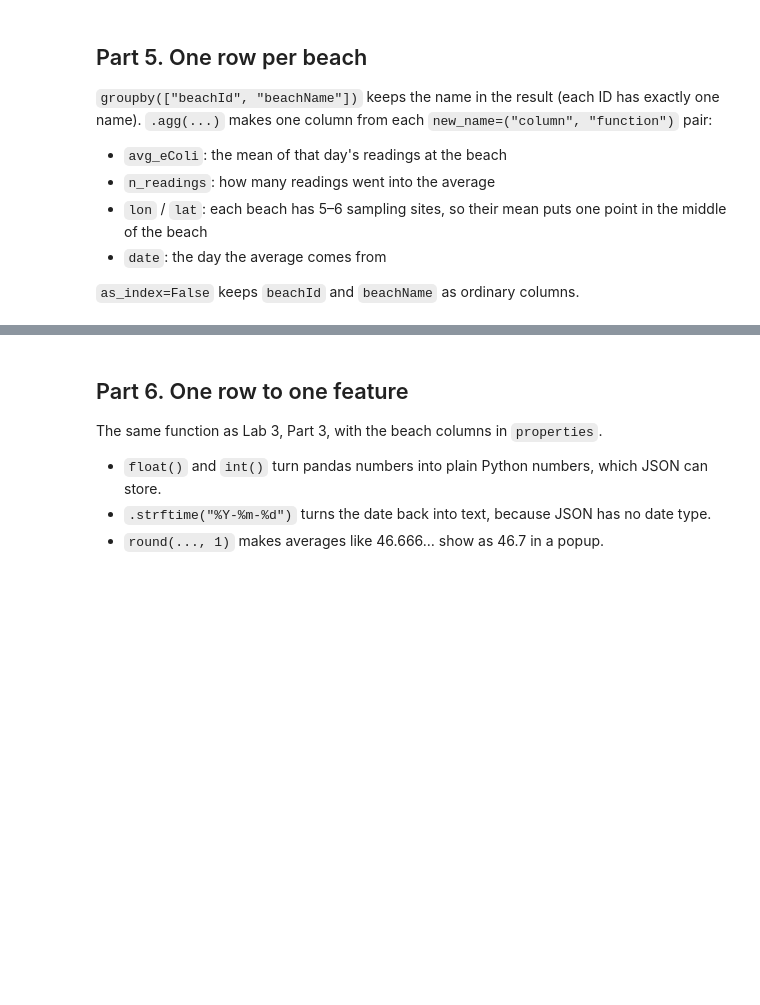
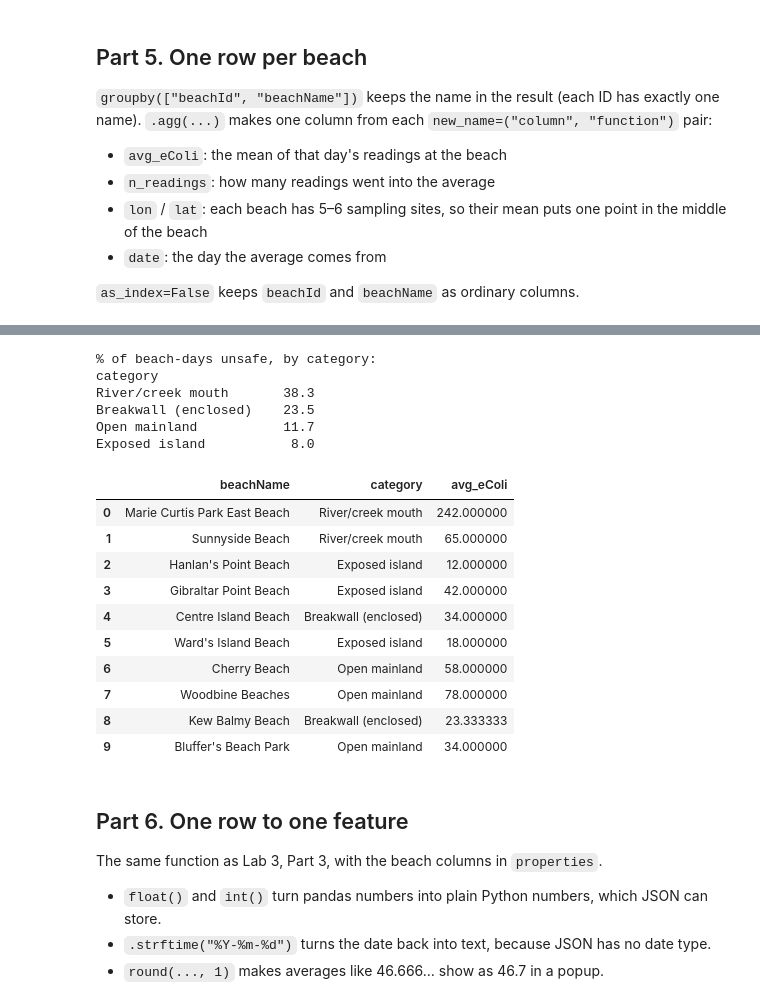
Before and after one commit to Leokg00/MVP, a Jupyter notebook: notebooks/beach_quality.ipynb, the cells around one changed output, grey strips where cells are left out. Saved outputs shown, nothing was run; the diff lists cells and outputs as text; code cells hidden in the pictures; blank space fills up the shorter version.

```diff
--- a/notebooks/beach_quality.ipynb
+++ b/notebooks/beach_quality.ipynb
@@ -155,3 +168,56 @@ beaches
+# %%
+BEACH_CATEGORY = {
+    "Marie Curtis Park East Beach": "River/creek mouth",
+    "Sunnyside Beach":              "River/creek mouth",
+    "Centre Island Beach":          "Breakwall (enclosed)",
+    "Kew Balmy Beach":              "Breakwall (enclosed)",
+    "Cherry Beach":                 "Open mainland",
+    "Woodbine Beaches":             "Open mainland",
+    "Bluffer's Beach Park":         "Open mainland",
+    "Hanlan's Point Beach":         "Exposed island",
+    "Gibraltar Point Beach":        "Exposed island",
+    "Ward's Island Beach":          "Exposed island",
+}
+
+beaches["category"] = beaches["beachName"].map(BEACH_CATEGORY)
+
+# Every beach must get a category -- a typo in a name would silently leave a
+# blank on the map, so fail loudly here instead.
+missing = beaches[beaches["category"].isna()]["beachName"].tolist()
+if missing:
+    raise ValueError(f"No category set for: {missing}. Check the spelling in BEACH_CATEGORY.")
+
+# How each category performs across the whole record. Averaging each beach's
+# sites into one daily reading FIRST matters: "unsafe" means a beach-day over
+# 100, the same definition used everywhere else here. Counting raw samples
+# instead would quietly answer a different question.
+beach_days = readings.groupby(["beachName", "collectionDate"], as_index=False)["eColi"].mean()
+beach_days["unsafe"] = beach_days["eColi"] > 100
+beach_days["category"] = beach_days["beachName"].map(BEACH_CATEGORY)
+
+by_cat = (beach_days.groupby("category")["unsafe"].mean() * 100).round(1).sort_values(ascending=False)
+print("% of beach-days unsafe, by category:")
+print(by_cat.to_string())
+
+beaches[["beachName", "category", "avg_eColi"]]
+# %% [output]
+% of beach-days unsafe, by category:
+category
+River/creek mouth       38.3
+Breakwall (enclosed)    23.5
+Open mainland           11.7
+Exposed island           8.0
+|  | beachName | category | avg_eColi |
+| 0 | Marie Curtis Park East Beach | River/creek mouth | 242.000000 |
+| 1 | Sunnyside Beach | River/creek mouth | 65.000000 |
+| 2 | Hanlan's Point Beach | Exposed island | 12.000000 |
+| 3 | Gibraltar Point Beach | Exposed island | 42.000000 |
+| 4 | Centre Island Beach | Breakwall (enclosed) | 34.000000 |
+| 5 | Ward's Island Beach | Exposed island | 18.000000 |
+| 6 | Cherry Beach | Open mainland | 58.000000 |
+| 7 | Woodbine Beaches | Open mainland | 78.000000 |
+| 8 | Kew Balmy Beach | Breakwall (enclosed) | 23.333333 |
+| 9 | Bluffer's Beach Park | Open mainland | 34.000000 |
 # %% [markdown]
 ## Part 6. One row to one feature
 
```
Also changed, not shown: parts of 5 cells of this notebook, 7 other files.
